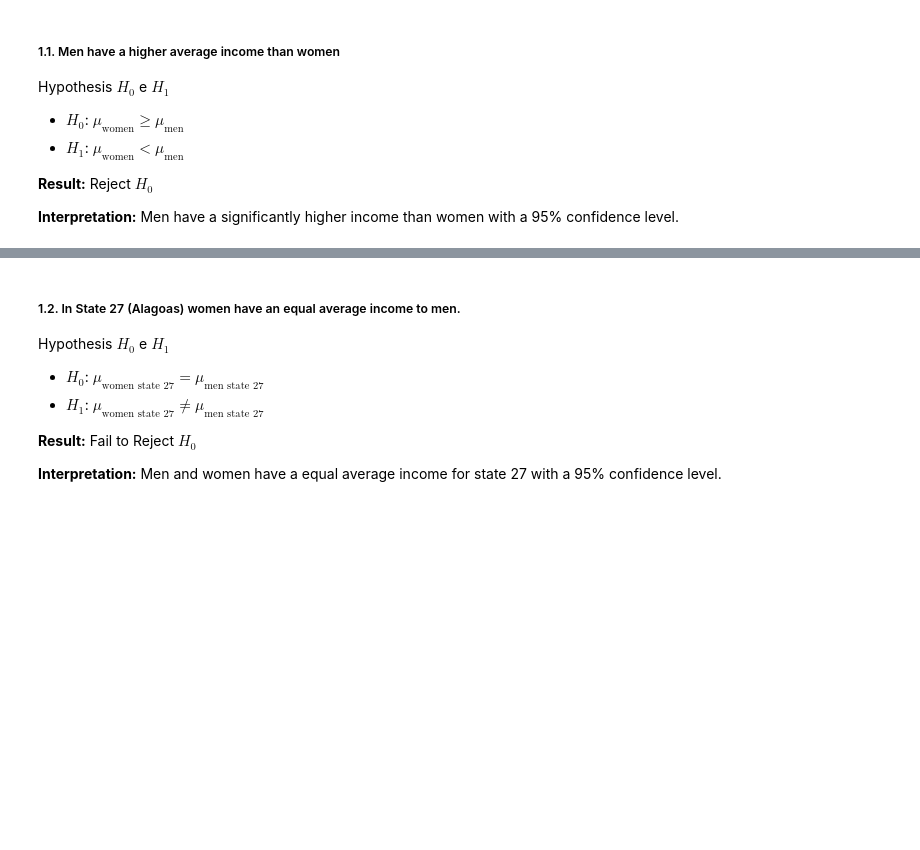
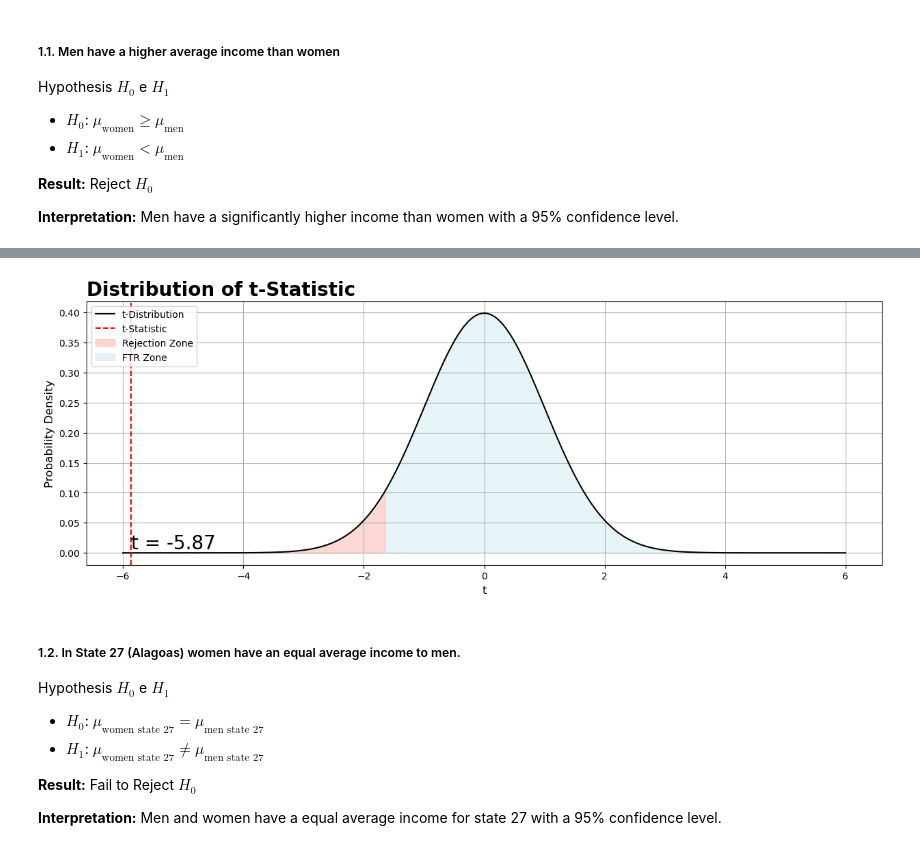
Before and after one commit to Lacerdash/Hypothesis-Testing-Confidence-Interval, a Jupyter notebook: Exploratory Analysis.ipynb, the cells around one changed output, grey strips where cells are left out. Cells and saved outputs as stored; diff of their text form; code cells hidden in the pictures; blank space fills up the shorter version.

Commit message:
Changing readme and adding functions

```diff
--- a/Exploratory Analysis.ipynb
+++ b/Exploratory Analysis.ipynb
@@ -641,0 +618,32 @@ Reject the null hypothesis.
+# %%
+# Creating function for ind. ttest
+def t_test(mean1, mean2, alternative='less'):
+    # Perform independent t-test
+    t_stat, p_value = ttest_ind(mean1, mean2, alternative=alternative)
+
+    # Print the test statistics and p-value
+    print('t Statistics:', t_stat)
+    print('p-value:', p_value)
+
+    # Interpreting the results
+    alpha = 0.05
+
+    if alternative == 'less':
+        if p_value < alpha:
+            print("Reject the null hypothesis (mean1 < mean2).")
+        else:
+            print("Fail to reject the null hypothesis (mean1 >= mean2).")
+    elif alternative == 'greater':
+        if p_value < alpha:
+            print("Reject the null hypothesis (mean1 > mean2).")
+        else:
+            print("Fail to reject the null hypothesis (mean1 <= mean2).")
+    elif alternative == 'two-sided':
+        if p_value < alpha:
+            print("Reject the null hypothesis (mean1 is not equal to mean2).")
+        else:
+            print("Fail to reject the null hypothesis (mean1 is equal to mean2).")
+
+    return t_stat
+# %%
+t_stat = t_test(women, men, alternative='less')
@@ -669,3 +694,7 @@ plt.show()
+# %%
+plot_t_test(women, men, alternative='less')
+# %% [output]
+[figure, added]
 # %% [markdown]
 ##### 1.2. In State 27 (Alagoas) women have an equal average income to men.
 
```
Also changed, not shown: parts of 36 cells of this notebook, 1 other file.
